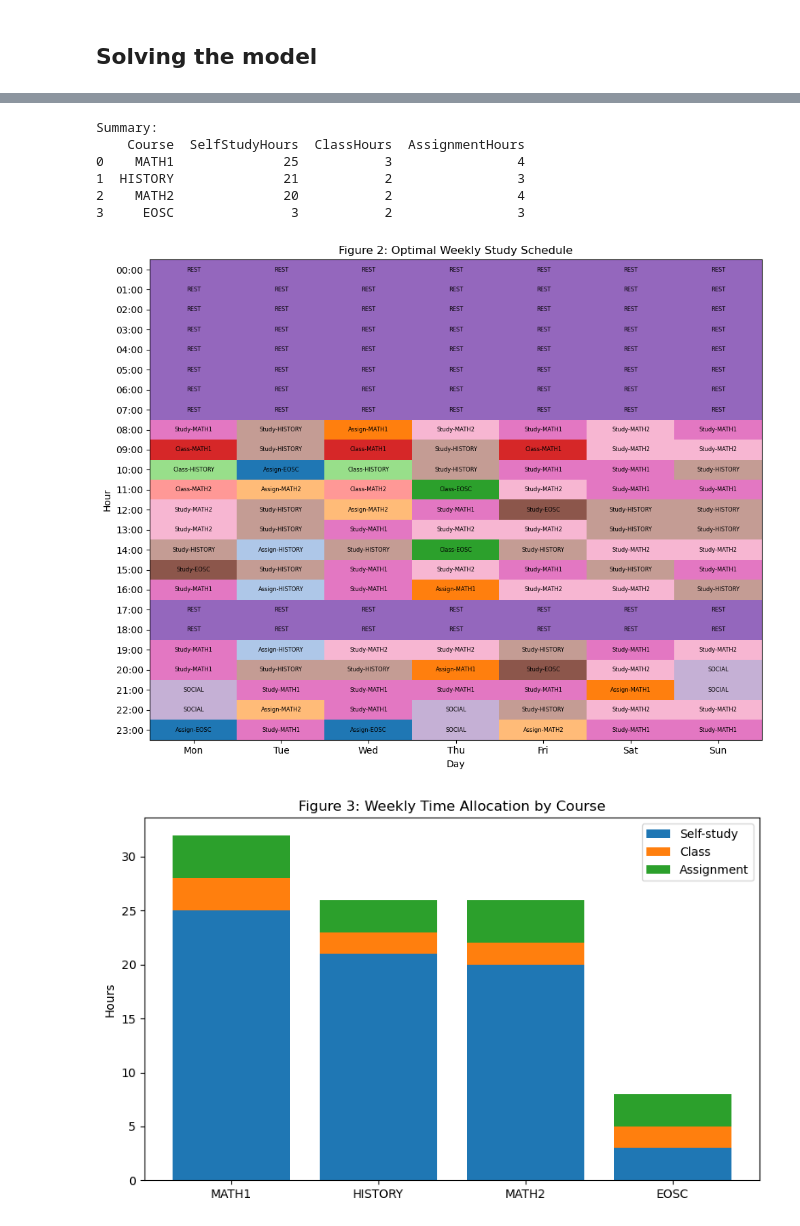
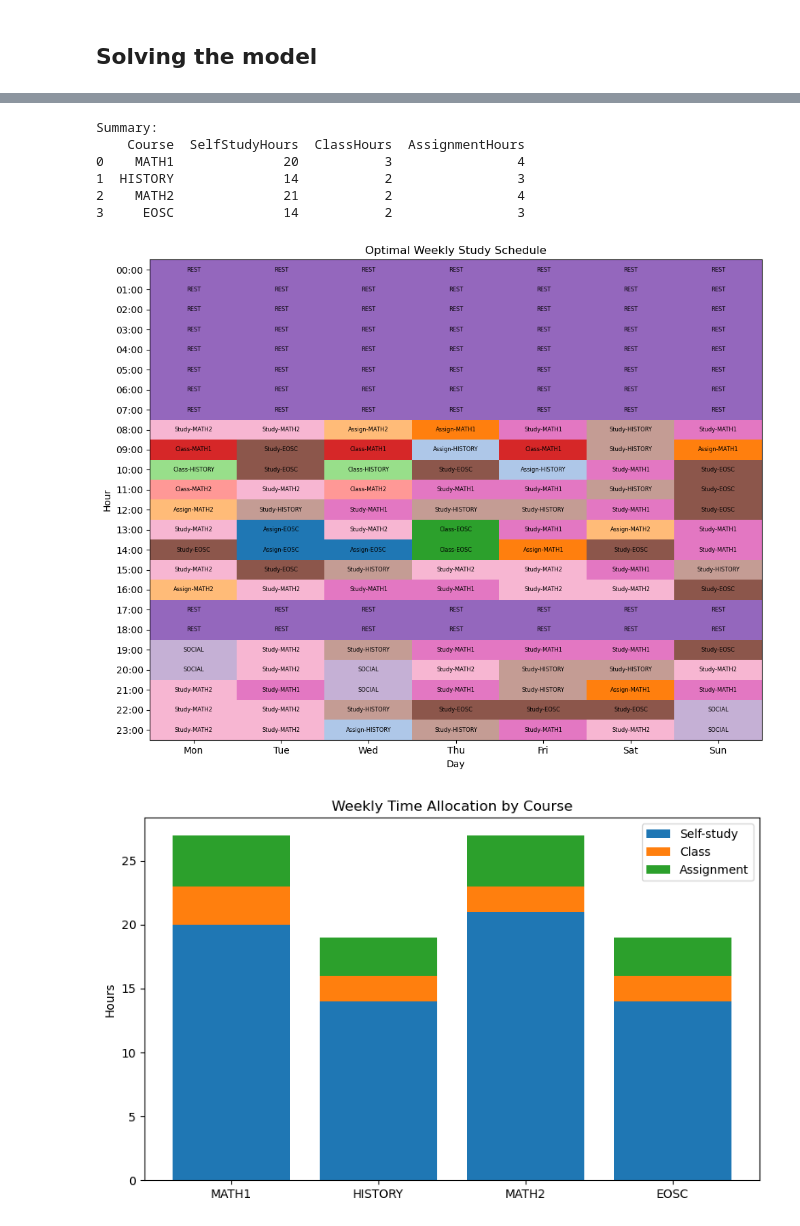
Before and after one commit to ffb-027/MATH_441-projects_2, a Jupyter notebook: study_schedule_optimization.ipynb, the cells around one changed output, grey strips where cells are left out. Cells and saved outputs as stored; diff of their text form; code cells hidden in the pictures.

```diff
--- a/study_schedule_optimization.ipynb
+++ b/study_schedule_optimization.ipynb
@@ -75,9 +74,23 @@ day_to_idx = {d: k for k, d in enumerate(days)}
 
 # sample parameters
 # learning gain per hour (to be changed?)
-alpha = np.array([8, 7, 8, 6])   # self-study gain
-beta  = np.array([6, 5, 6, 5])   # class attendance gain
-gamma = np.array([7, 6, 7, 8])   # assignment-work gain
+
+#self-study-oriented student
+alpha = np.array([8, 8, 8, 8])   # self-study gain
+beta  = np.array([5, 5, 5, 5])   # class attendance gain
+gamma = np.array([5, 5, 5, 5])   # assignment-work gain
+
+
+# #class-oriented student
+# alpha = np.array([5, 5, 5, 5])   # self-study gain
+# beta  = np.array([8, 8, 8, 8])   # class attendance gain
+# gamma = np.array([5, 5, 5, 5])   # assignment-work gain
+
+
+# #assignment-oriented student
+# alpha = np.array([5, 5, 5, 5])   # self-study gain
+# beta  = np.array([5, 5, 5, 5])   # class attendance gain
+# gamma = np.array([8, 8, 8, 8])   # assignment-work gain
 
 # assignment completion per hour
 sigma = np.array([1, 1, 1, 1])
@@ -100,7 +113,7 @@ D = np.array([
 
 P = np.array([12, 8, 10, 6])   # example values
 
-G = np.array([250, 180, 200, 100])   # example values
+G = np.array([200, 200, 200, 200])   # example values
 
 # class schedule a[i,j,k]
 # a[i,j,k] = 1 if class is scheduled for course i at hour j on day k
@@ -151,9 +164,6 @@ for k in K:
     for h in range(17,19):
         rest_fixed[h, k] = 1
 
-# total weekly hours
-H = 24 * 7
-
 # Decision variables
 x = cp.Variable((nI, nJ, nK), boolean=True) # self-study
 y = cp.Variable((nI, nJ, nK), boolean=True) # class attendance
@@ -491,44 +501,44 @@ print(summary)
 # %% [output]
 Summary:
     Course  SelfStudyHours  ClassHours  AssignmentHours
-0    MATH1              25           3                4
-1  HISTORY              21           2                3
-2    MATH2              20           2                4
-3     EOSC               3           2                3
+0    MATH1              20           3                4
+1  HISTORY              14           2                3
+2    MATH2              21           2                4
+3     EOSC              14           2                3
 # %%
 # Convert schedule labels to category codes
 unique_labels = sorted(pd.unique(schedule.values.ravel()))
 label_to_num = {label: i for i,label in enumerate(unique_labels)}
 num_to_label = {i: label for label, i in label_to_num.items()}
 
 schedule_num = schedule.replace(label_to_num).astype(int)
 
 fig, ax = plt.subplots(figsize=(10, 8))
 cmap = ListedColormap(plt.cm.tab20.colors[:len(unique_labels)])
 
 im = ax.imshow(schedule_num.values, aspect='auto', cmap=cmap)
 
 # Axis labels
 ax.set_xticks(np.arange(len(schedule.columns)))
 ax.set_xticklabels(schedule.columns)
 ax.set_yticks(np.arange(len(schedule.index)))
 ax.set_yticklabels(schedule.index)
 
 ax.set_xlabel("Day")
 ax.set_ylabel("Hour")
-ax.set_title("Figure 2: Optimal Weekly Study Schedule")
+ax.set_title("Optimal Weekly Study Schedule")
 
 # write activity text inside cells
 for i in range(schedule_num.shape[0]):
     for j in range(schedule_num.shape[1]):
         ax.text(j, i, schedule.iloc[i, j], ha="center", va="center", fontsize=6)
 
 plt.tight_layout()
 plt.show()
 
 ## needed help with AI to generate this plot
 # %% [output]
-[figure, old version]
+[figure, new version]
 # %%
 summary = pd.DataFrame(summary_rows, columns=["Course", "SelfStudyHours", "ClassHours", "AssignmentHours"])
 
@@ -546,12 +556,12 @@ plt.bar(
 
 plt.xticks(x, summary["Course"])
 plt.ylabel("Hours")
-plt.title("Figure 3: Weekly Time Allocation by Course")
+plt.title("Weekly Time Allocation by Course")
 plt.legend()
 plt.tight_layout()
 plt.show()
 # %% [output]
-[figure, old version]
+[figure, new version]
 # %%
 assignment_progress = []
 
```
Also changed, not shown: parts of 4 cells of this notebook, 1 other file.
